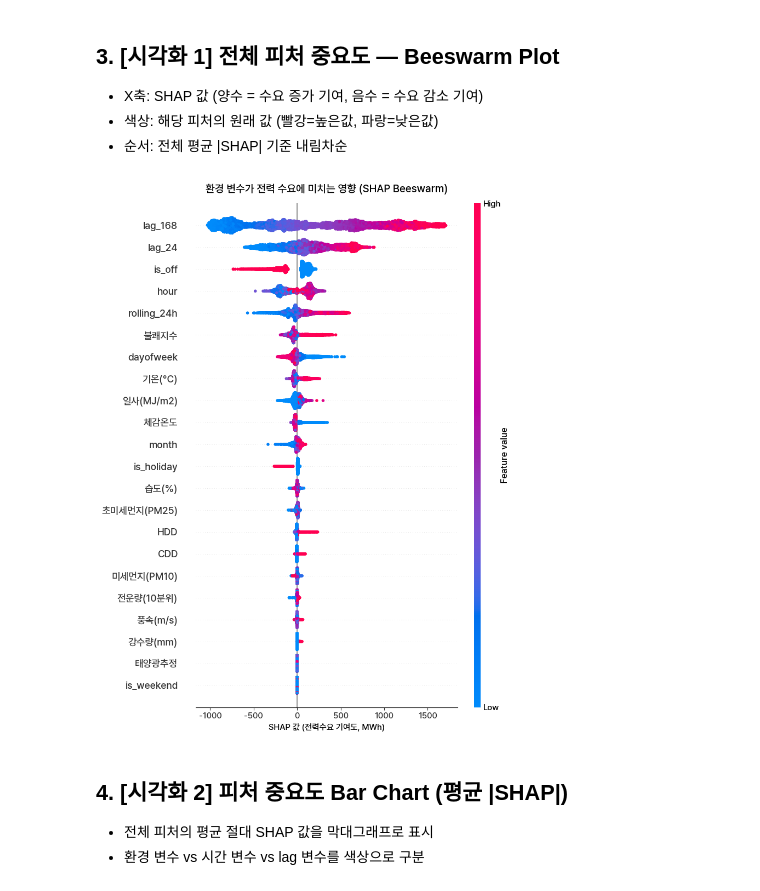
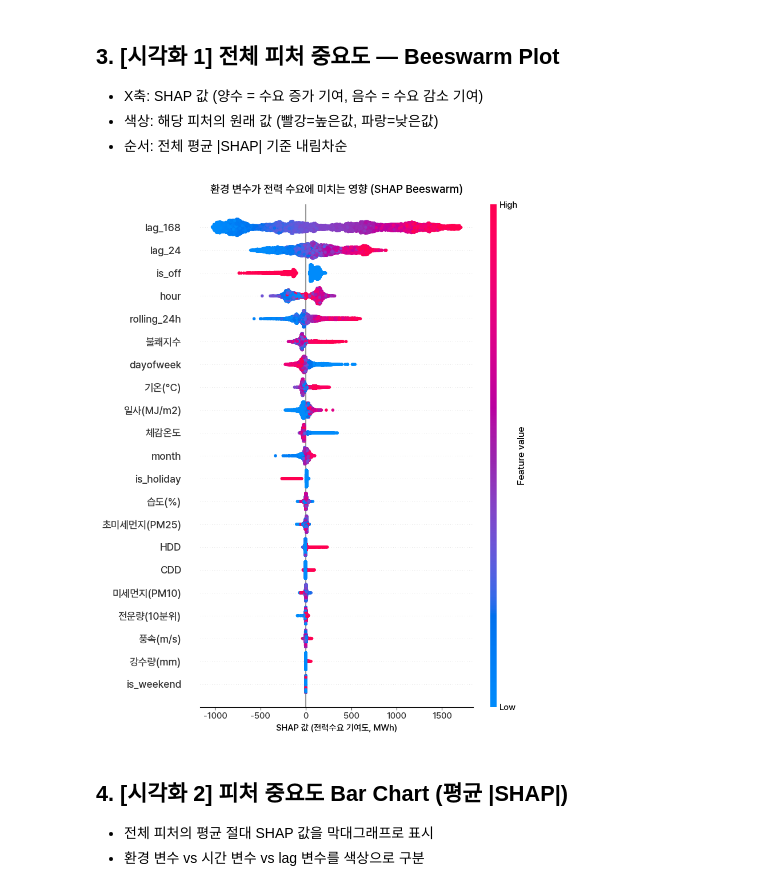
Before and after one commit to s2pray4u2s/seoul_power_demand_forecast, a Jupyter notebook: 2_notebooks/06_SHAP_analysis.ipynb, the cells around one changed output. Saved outputs shown, nothing was run; the diff lists cells and outputs as text; code cells hidden in the pictures.

```diff
--- a/2_notebooks/06_SHAP_analysis.ipynb
+++ b/2_notebooks/06_SHAP_analysis.ipynb
@@ -65,7 +65,7 @@ FEATURES = [
     "미세먼지(PM10)", "초미세먼지(PM25)",
     "hour", "dayofweek", "month", "is_weekend", "is_holiday", "is_off",
     "CDD", "HDD", "lag_24", "lag_168", "rolling_24h",
-    "체감온도", "불쾌지수", "태양광추정"
+    "체감온도", "불쾌지수"
 ]
 TARGET = "전력사용량(MWh)"
 
@@ -124,22 +124,22 @@ X_test shape      : (8784, 22)
 # %%
 fig, ax = plt.subplots(figsize=(10, 9))
 shap.summary_plot(
     shap_values,
     X_test,
     plot_type="dot",
     show=False,
     max_display=22  # 전체 피처 표시
 )
 plt.title("환경 변수가 전력 수요에 미치는 영향 (SHAP Beeswarm)", fontsize=14, pad=15)
 plt.xlabel("SHAP 값 (전력수요 기여도, MWh)", fontsize=11)
 plt.tight_layout()
 plt.savefig(
-    r"C:\Users\User\Desktop\MyRepo\Portfolio\Portfolio_ver2\4_outputs\SHAP_beeswarm.png",
+    r"C:\Users\User\Desktop\MyRepo\Portfolio\Portfolio_ver2\4_outputs\06_SHAP_analysis\SHAP_beeswarm.png",
     dpi=300, bbox_inches="tight"
 )
 plt.show()
 # %% [output]
-[figure, old version]
+[figure, new version]
 # %% [markdown]
 ## 4. [시각화 2] 피처 중요도 Bar Chart (평균 |SHAP|)
 
```
Also changed, not shown: parts of 8 cells of this notebook, 17 other files.
